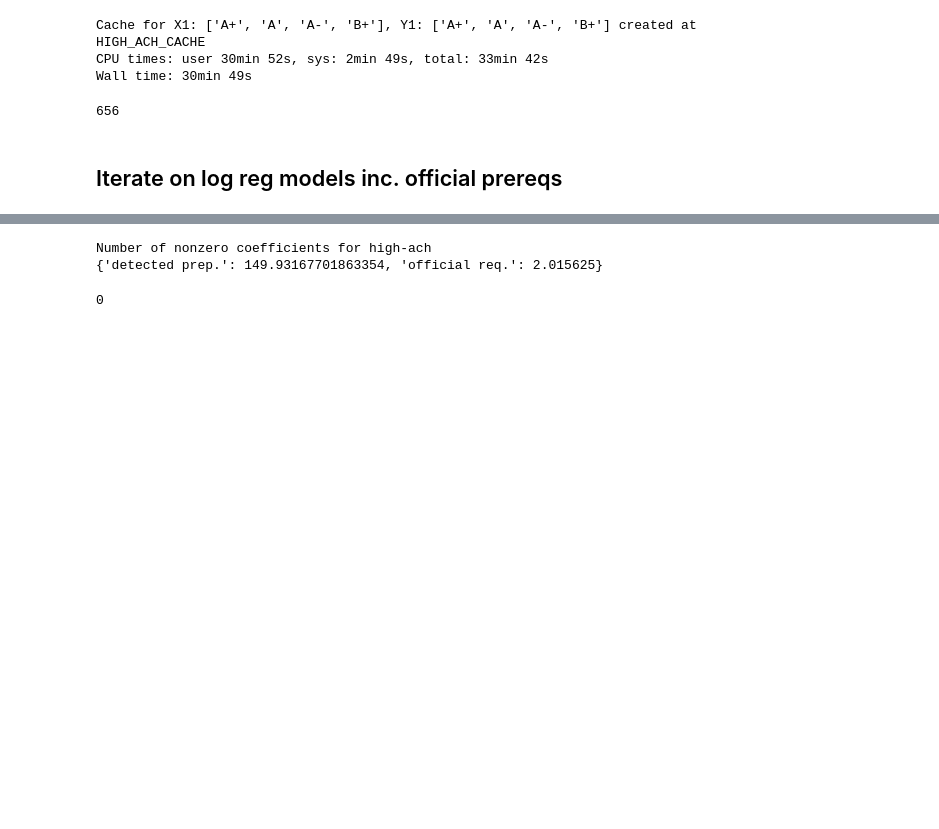
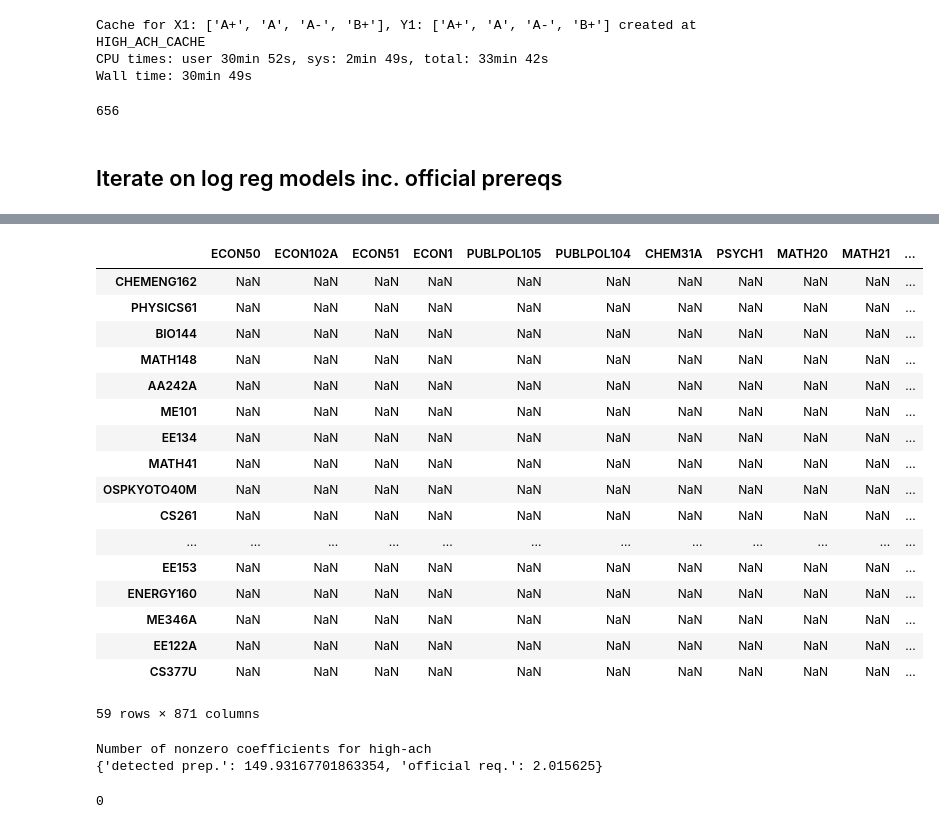
Before and after one commit to gmdavis1/carta-prereqs, a Jupyter notebook: models/wcc_logreg_prereqs_iterate.ipynb, the cells around one changed output, grey strips where cells are left out. Cells and saved outputs as stored; diff of their text form; code cells hidden in the pictures; blank space fills up the shorter version.

```diff
--- a/models/wcc_logreg_prereqs_iterate.ipynb
+++ b/models/wcc_logreg_prereqs_iterate.ipynb
@@ -904,3 +1016,30 @@ print(1/C)
+# %%
+idx = temp_all.index[temp_all.isnull().all(1)]
+nans = temp_all.loc[idx]
+nans
+# nan_courses = []
+# for index, value in nans['MATH51'].items():
+#     nan_courses.append(index)
+# print(len(nan_courses))
+# %% [output]
+|  | ECON50 | ECON102A | ECON51 | ECON1 | PUBLPOL105 | PUBLPOL104 | CHEM31A | PSYCH1 | MATH20 | MATH21 | ... |
+| CHEMENG162 | NaN | NaN | NaN | NaN | NaN | NaN | NaN | NaN | NaN | NaN | ... |
+| PHYSICS61 | NaN | NaN | NaN | NaN | NaN | NaN | NaN | NaN | NaN | NaN | ... |
+| BIO144 | NaN | NaN | NaN | NaN | NaN | NaN | NaN | NaN | NaN | NaN | ... |
+| MATH148 | NaN | NaN | NaN | NaN | NaN | NaN | NaN | NaN | NaN | NaN | ... |
+| AA242A | NaN | NaN | NaN | NaN | NaN | NaN | NaN | NaN | NaN | NaN | ... |
+| ME101 | NaN | NaN | NaN | NaN | NaN | NaN | NaN | NaN | NaN | NaN | ... |
+| EE134 | NaN | NaN | NaN | NaN | NaN | NaN | NaN | NaN | NaN | NaN | ... |
+| MATH41 | NaN | NaN | NaN | NaN | NaN | NaN | NaN | NaN | NaN | NaN | ... |
+| OSPKYOTO40M | NaN | NaN | NaN | NaN | NaN | NaN | NaN | NaN | NaN | NaN | ... |
+| CS261 | NaN | NaN | NaN | NaN | NaN | NaN | NaN | NaN | NaN | NaN | ... |
+| ... | ... | ... | ... | ... | ... | ... | ... | ... | ... | ... | ... |
+| EE153 | NaN | NaN | NaN | NaN | NaN | NaN | NaN | NaN | NaN | NaN | ... |
+| ENERGY160 | NaN | NaN | NaN | NaN | NaN | NaN | NaN | NaN | NaN | NaN | ... |
+| ME346A | NaN | NaN | NaN | NaN | NaN | NaN | NaN | NaN | NaN | NaN | ... |
+| EE122A | NaN | NaN | NaN | NaN | NaN | NaN | NaN | NaN | NaN | NaN | ... |
+| CS377U | NaN | NaN | NaN | NaN | NaN | NaN | NaN | NaN | NaN | NaN | ... |
+59 rows × 871 columns
 # %%
 full_coefs_df_na = full_coefs_df.fillna(0)
 prereq_coefs_df_na = prereq_coefs_df.fillna(0)
```
Also changed, not shown: parts of 12 cells of this notebook, 52 other files.
